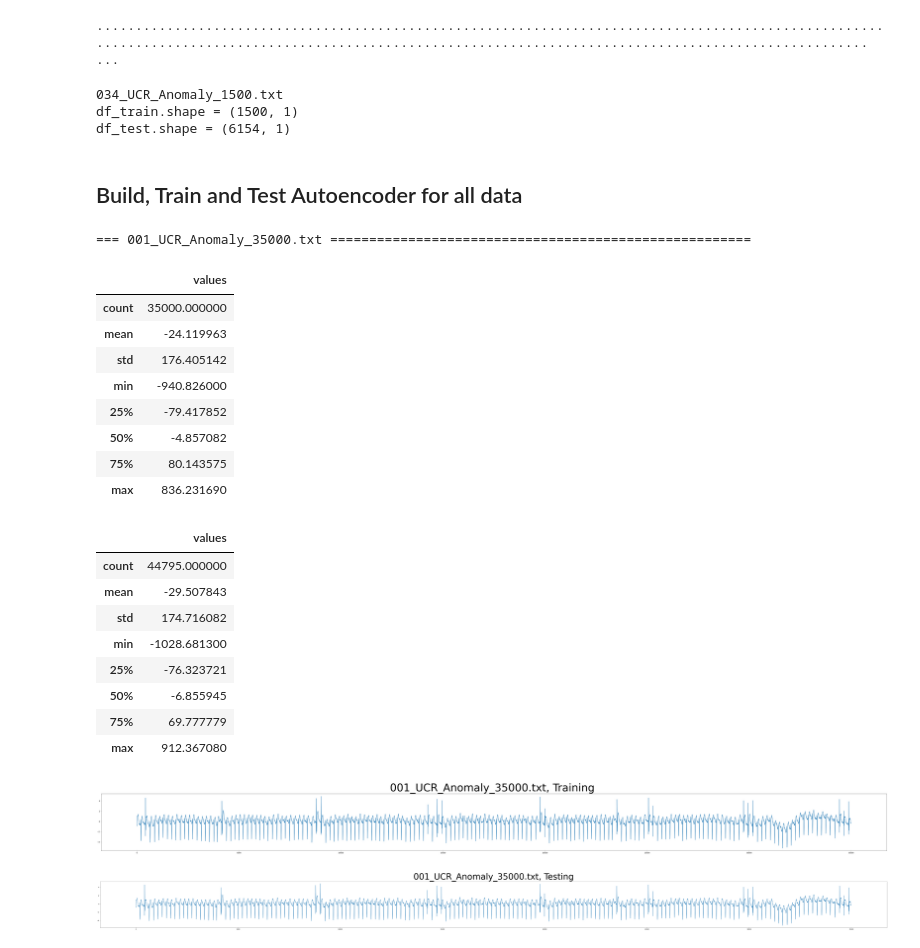
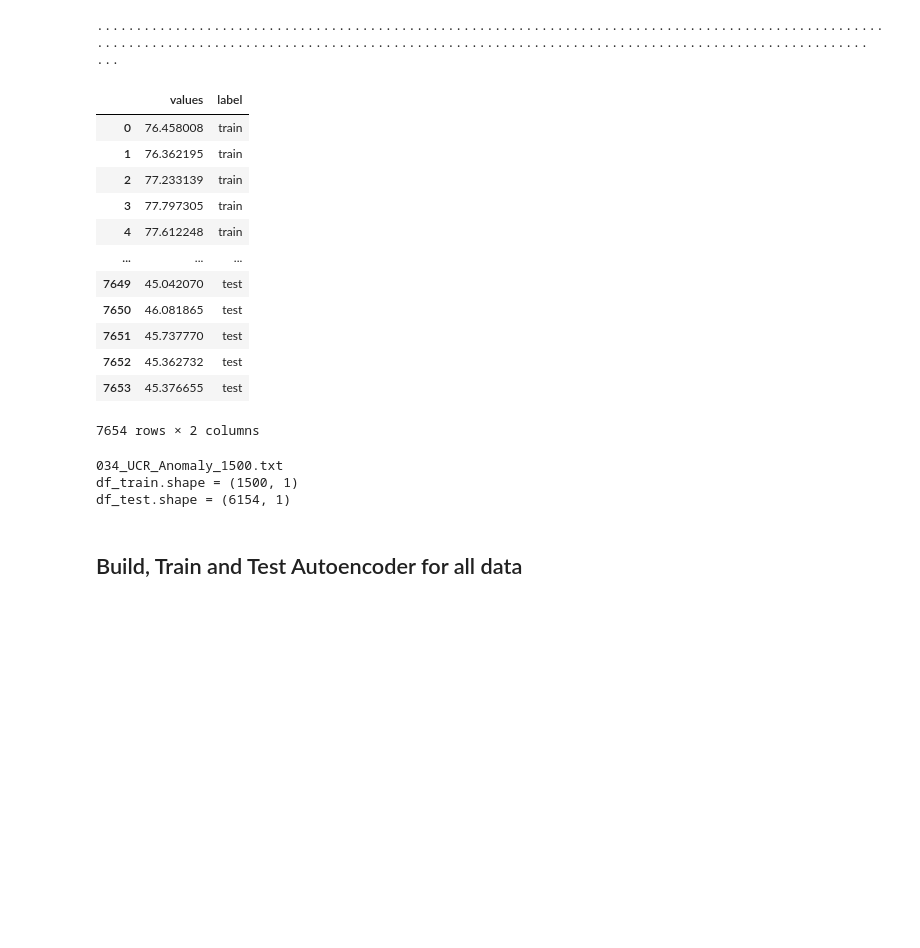
Before and after one commit to singhst/kdd-2021-time-series-anomaly-detection, a Jupyter notebook: kdd-cup-2021-time-series/01-eda-method2-autoencoder-v3.ipynb, the cells around one changed output. Drawn from its saved outputs; the diff is of its cells as text; code cells hidden in the pictures; blank space fills up the shorter version.

```diff
--- a/kdd-cup-2021-time-series/01-eda-method2-autoencoder-v3.ipynb
+++ b/kdd-cup-2021-time-series/01-eda-method2-autoencoder-v3.ipynb
@@ -208,6 +387,7 @@ def trainAutoencoder(discretized_X, model):
 path = '../data-sets/KDD-Cup/data/'
 
 loader = DataLoader(path)
+loader.loadData()
 
 data_df_list = loader.getDataInDfList()
 # %% [output]
@@ -215,65 +395,30 @@ data_df_list = loader.getDataInDfList()
 # %%
 name, data_df = data_df_list[33]
 
 df_train = data_df[data_df['label']=='train']['values'].to_frame()
 df_test = data_df[data_df['label']=='test']['values'].to_frame()
 
+display(data_df)
+
 print(name)
 print('df_train.shape =', df_train.shape)
 print('df_test.shape =', df_test.shape)
 # %% [output]
+|  | values | label |
+| 0 | 76.458008 | train |
+| 1 | 76.362195 | train |
+| 2 | 77.233139 | train |
+| 3 | 77.797305 | train |
+| 4 | 77.612248 | train |
+| ... | ... | ... |
+| 7649 | 45.042070 | test |
+| 7650 | 46.081865 | test |
+| 7651 | 45.737770 | test |
+| 7652 | 45.362732 | test |
+| 7653 | 45.376655 | test |
-034_UCR_Anomaly_1500.txt
-df_train.shape = (1500, 1)
-df_test.shape = (6154, 1)
+7654 rows × 2 columns
+034_UCR_Anomaly_1500.txt
+df_train.shape = (1500, 1)
+df_test.shape = (6154, 1)
 # %% [markdown]
 ## Build, Train and Test Autoencoder for all data
-# %%
-for name, data_df in data_df_list:
-    print(f'=== {name} ======================================================')
-
-    # Get data
-    _train_df = data_df[data_df['label'] == 'train']['values'].to_frame()
-    _test_df = data_df[data_df['label'] == 'test']['values'].to_frame()
-
-    # Normalize data
-    _train_df_value = normalize(_train_df)
-    _test_df_value = normalize(_test_df)
-
-    # Visualization
-    # Plot of train data (without anomaly)
-    plotTimeSeries(_train_df_value, title=f'{name}, Training ')
-    # Plot of test data (with anomaly)
-    plotTimeSeries(_train_df_value, 100, title=f'{name}, Testing')
-
-    # Find autoperiod
-    acf(_train_df_value, nlags=max(hints[j]), fft=True)
-
-    # Discretize
-    _train_X = createSequences(_train_df_value, )
-
-    # Build model
-    model = buildAutoencoder()
-
-    break
-# %% [output]
-=== 001_UCR_Anomaly_35000.txt ======================================================
-|  | values |
-| count | 35000.000000 |
-| mean | -24.119963 |
-| std | 176.405142 |
-| min | -940.826000 |
-| 25% | -79.417852 |
-| 50% | -4.857082 |
-| 75% | 80.143575 |
-| max | 836.231690 |
-|  | values |
-| count | 44795.000000 |
-| mean | -29.507843 |
-| std | 174.716082 |
-| min | -1028.681300 |
-| 25% | -76.323721 |
-| 50% | -6.855945 |
-| 75% | 69.777779 |
-| max | 912.367080 |
-[figure, removed]
-[figure, removed]
```
Also changed, not shown: parts of 30 cells of this notebook.
